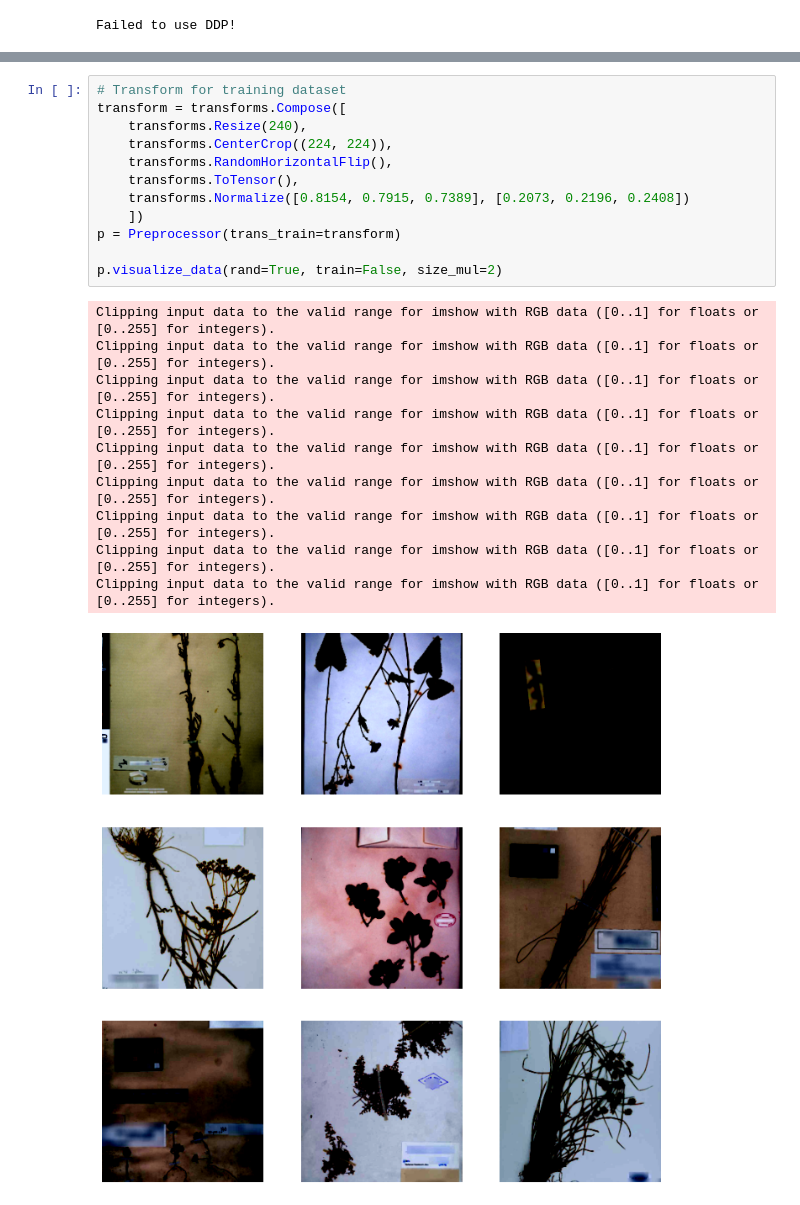
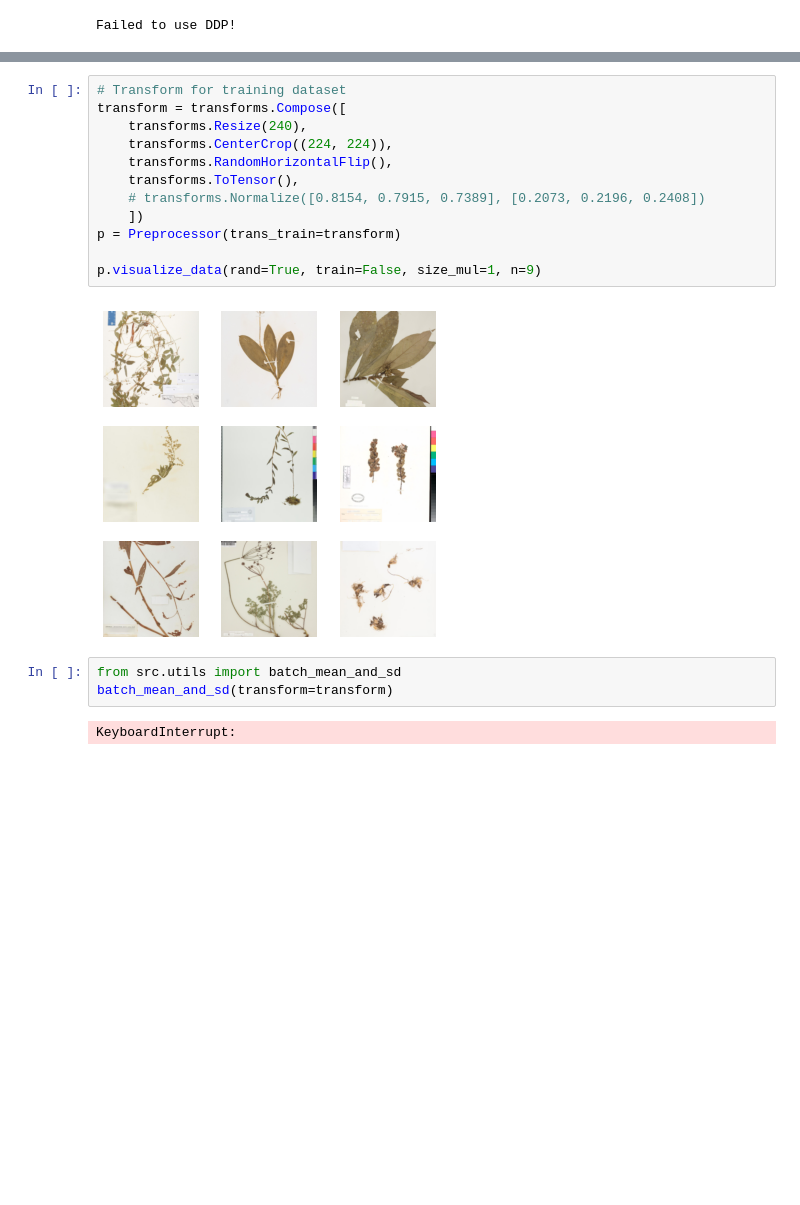
Before and after one commit to PinkPanther-ny/herb, a Jupyter notebook: visualize_dataset.ipynb, the cells around one changed output, grey strips where cells are left out. Saved outputs shown, nothing was run; the diff lists cells and outputs as text; blank space fills up the shorter version.

```diff
--- a/visualize_dataset.ipynb
+++ b/visualize_dataset.ipynb
@@ -47,23 +29,19 @@ Clipping input data to the valid range for imshow with RGB data ([0..1] for floa
 # %%
 # Transform for training dataset
 transform = transforms.Compose([
     transforms.Resize(240),
     transforms.CenterCrop((224, 224)),
     transforms.RandomHorizontalFlip(),
     transforms.ToTensor(),
-    transforms.Normalize([0.8154, 0.7915, 0.7389], [0.2073, 0.2196, 0.2408])
+    # transforms.Normalize([0.8154, 0.7915, 0.7389], [0.2073, 0.2196, 0.2408])
     ])
 p = Preprocessor(trans_train=transform)
 
-p.visualize_data(rand=True, train=False, size_mul=2)
+p.visualize_data(rand=True, train=False, size_mul=1, n=9)
 # %% [output]
-Clipping input data to the valid range for imshow with RGB data ([0..1] for floats or [0..255] for integers).
-Clipping input data to the valid range for imshow with RGB data ([0..1] for floats or [0..255] for integers).
-Clipping input data to the valid range for imshow with RGB data ([0..1] for floats or [0..255] for integers).
-Clipping input data to the valid range for imshow with RGB data ([0..1] for floats or [0..255] for integers).
-Clipping input data to the valid range for imshow with RGB data ([0..1] for floats or [0..255] for integers).
-Clipping input data to the valid range for imshow with RGB data ([0..1] for floats or [0..255] for integers).
-Clipping input data to the valid range for imshow with RGB data ([0..1] for floats or [0..255] for integers).
-Clipping input data to the valid range for imshow with RGB data ([0..1] for floats or [0..255] for integers).
-Clipping input data to the valid range for imshow with RGB data ([0..1] for floats or [0..255] for integers).
-[figure, old version]
+[figure, new version]
+# %%
+from src.utils import batch_mean_and_sd
+batch_mean_and_sd(transform=transform)
+# %% [output]
+KeyboardInterrupt:
```
Also changed, not shown: parts of 2 cells of this notebook, 1 other file.
